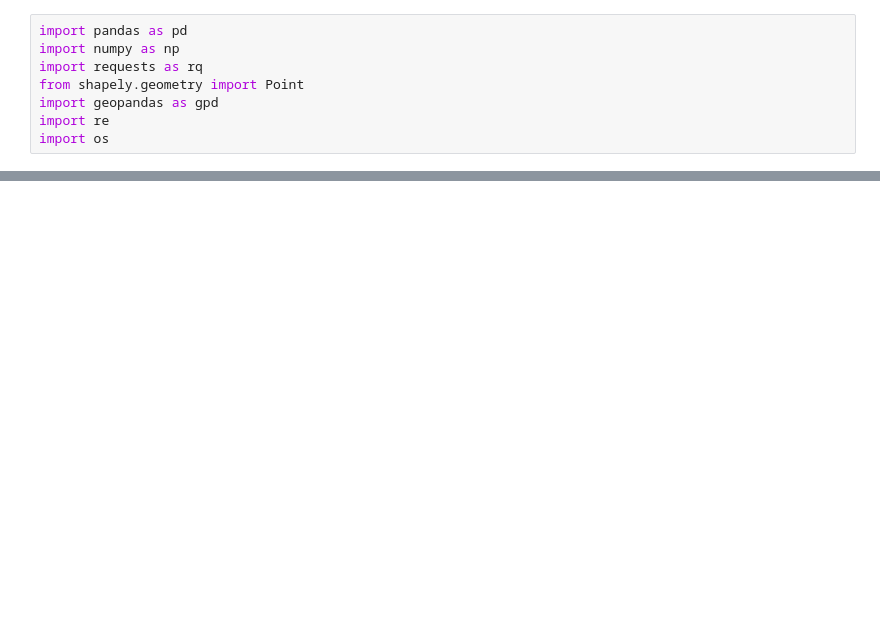
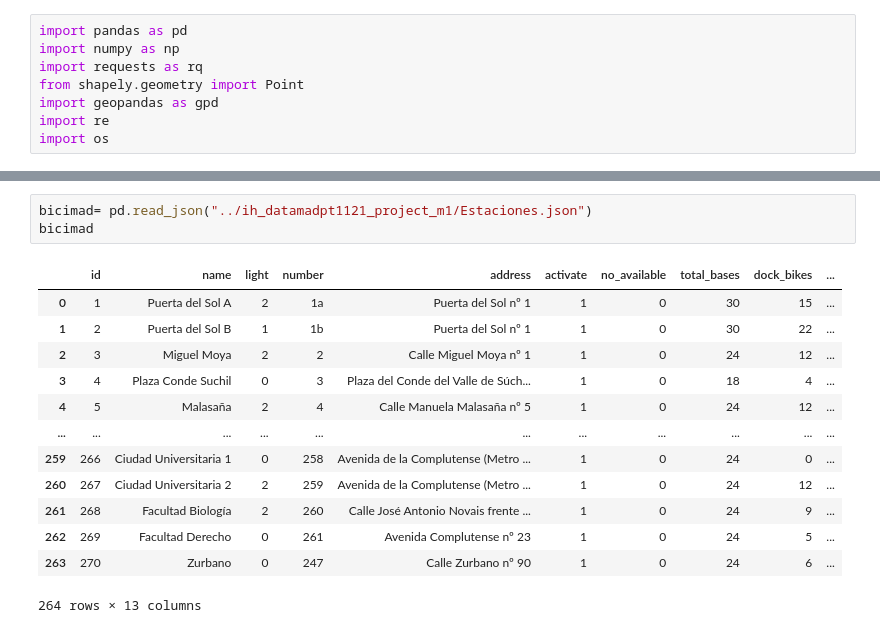
Before and after one commit to DiegoMerello/ih_datamadpt1121_project_m1, a Jupyter notebook: Primera prueba.ipynb, the cells around one changed output, grey strips where cells are left out. Cells and saved outputs as stored; diff of their text form; blank space fills up the shorter version.

```diff
--- a/Primera prueba.ipynb
+++ b/Primera prueba.ipynb
@@ -12,0 +78,17 @@ OSError: could not find or load spatialindex_c-64.dll
+# %%
+bicimad= pd.read_json("../ih_datamadpt1121_project_m1/Estaciones.json")
+bicimad
+# %% [output]
+|  | id | name | light | number | address | activate | no_available | total_bases | dock_bikes | ... |
+| 0 | 1 | Puerta del Sol A | 2 | 1a | Puerta del Sol nº 1 | 1 | 0 | 30 | 15 | ... |
+| 1 | 2 | Puerta del Sol B | 1 | 1b | Puerta del Sol nº 1 | 1 | 0 | 30 | 22 | ... |
+| 2 | 3 | Miguel Moya | 2 | 2 | Calle Miguel Moya nº 1 | 1 | 0 | 24 | 12 | ... |
+| 3 | 4 | Plaza Conde Suchil | 0 | 3 | Plaza del Conde del Valle de Súch... | 1 | 0 | 18 | 4 | ... |
+| 4 | 5 | Malasaña | 2 | 4 | Calle Manuela Malasaña nº 5 | 1 | 0 | 24 | 12 | ... |
+| ... | ... | ... | ... | ... | ... | ... | ... | ... | ... | ... |
+| 259 | 266 | Ciudad Universitaria 1 | 0 | 258 | Avenida de la Complutense (Metro ... | 1 | 0 | 24 | 0 | ... |
+| 260 | 267 | Ciudad Universitaria 2 | 2 | 259 | Avenida de la Complutense (Metro ... | 1 | 0 | 24 | 12 | ... |
+| 261 | 268 | Facultad Biología | 2 | 260 | Calle José Antonio Novais frente ... | 1 | 0 | 24 | 9 | ... |
+| 262 | 269 | Facultad Derecho | 0 | 261 | Avenida Complutense nº 23 | 1 | 0 | 24 | 5 | ... |
+| 263 | 270 | Zurbano | 0 | 247 | Calle Zurbano nº 90 | 1 | 0 | 24 | 6 | ... |
+264 rows × 13 columns
```
Also changed, not shown: parts of 5 cells of this notebook.
